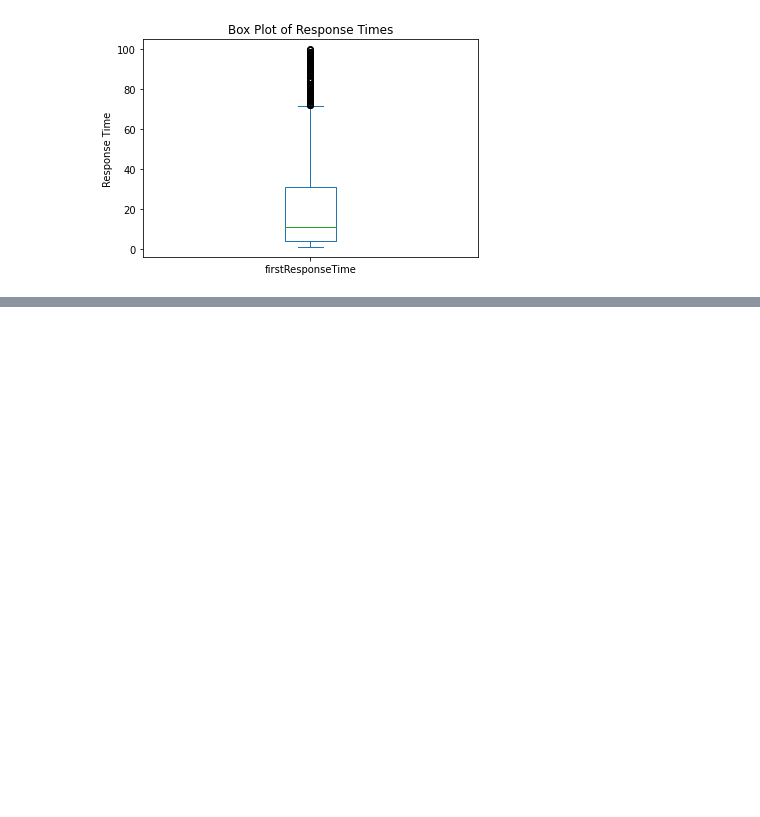
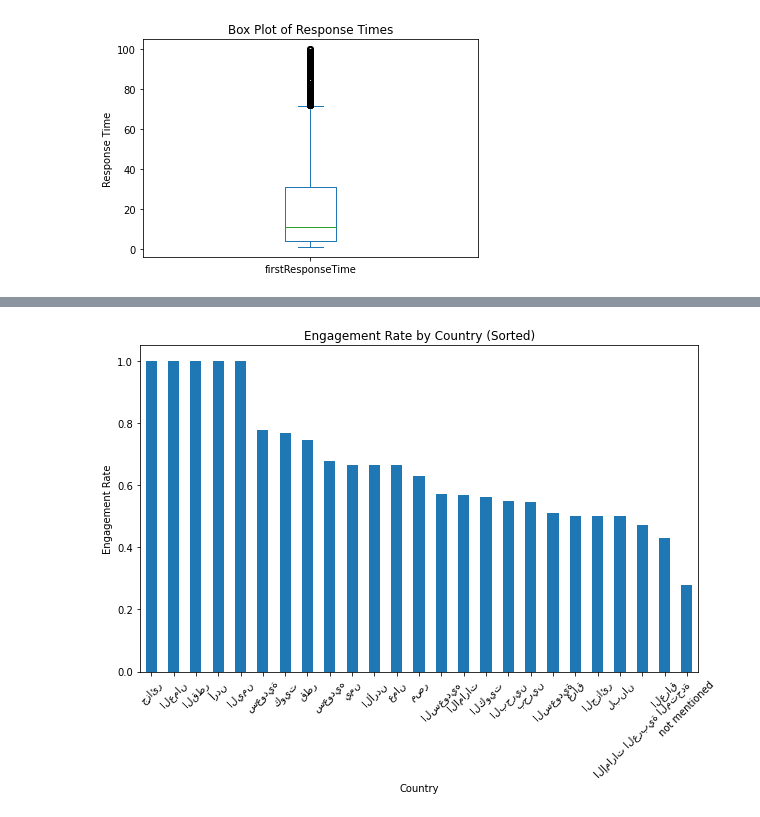
Before and after one commit to 4rdii/instagram-message-analysis, a Jupyter notebook: main.ipynb, the cells around one changed output, grey strips where cells are left out. Saved outputs shown, nothing was run; the diff lists cells and outputs as text; code cells hidden in the pictures; blank space fills up the shorter version.

```diff
--- a/main.ipynb
+++ b/main.ipynb
@@ -300,0 +375,36 @@ plt.show()
+# %%
+import pandas as pd
+import matplotlib.pyplot as plt
+
+# Assuming chatDataFrame is your DataFrame with chat data
+# and 'country' is the column with the country information
+# and 'Number of Customer Messages' is the column with the number of messages sent by the customer
+
+# Define the engagement threshold
+engagement_threshold =   2
+
+# Group by the country and calculate the engagement rate for each country
+engagement_rates_by_country = (
+    chatDataFrame.groupby('country')
+    .apply(lambda group: (group['Number of Customer Messages'] > engagement_threshold).mean())
+)
+
+# Sort the engagement rates from high to low
+engagement_rates_by_country = engagement_rates_by_country.sort_values(ascending=False)
+
+# Create a bar chart of the engagement rates by country
+plt.figure(figsize=(10,   6))
+engagement_rates_by_country.plot(kind='bar', rot=0)  # rot=0 to keep the country names horizontal
+
+# Set the labels and title
+plt.xlabel('Country')
+plt.ylabel('Engagement Rate')
+plt.title('Engagement Rate by Country (Sorted)')
+
+# Rotate the x-axis labels for better readability
+plt.xticks(rotation=45)
+
+# Show the plot
+plt.show()
+# %% [output]
+[figure, added]
```
Also changed, not shown: parts of 17 cells of this notebook.
